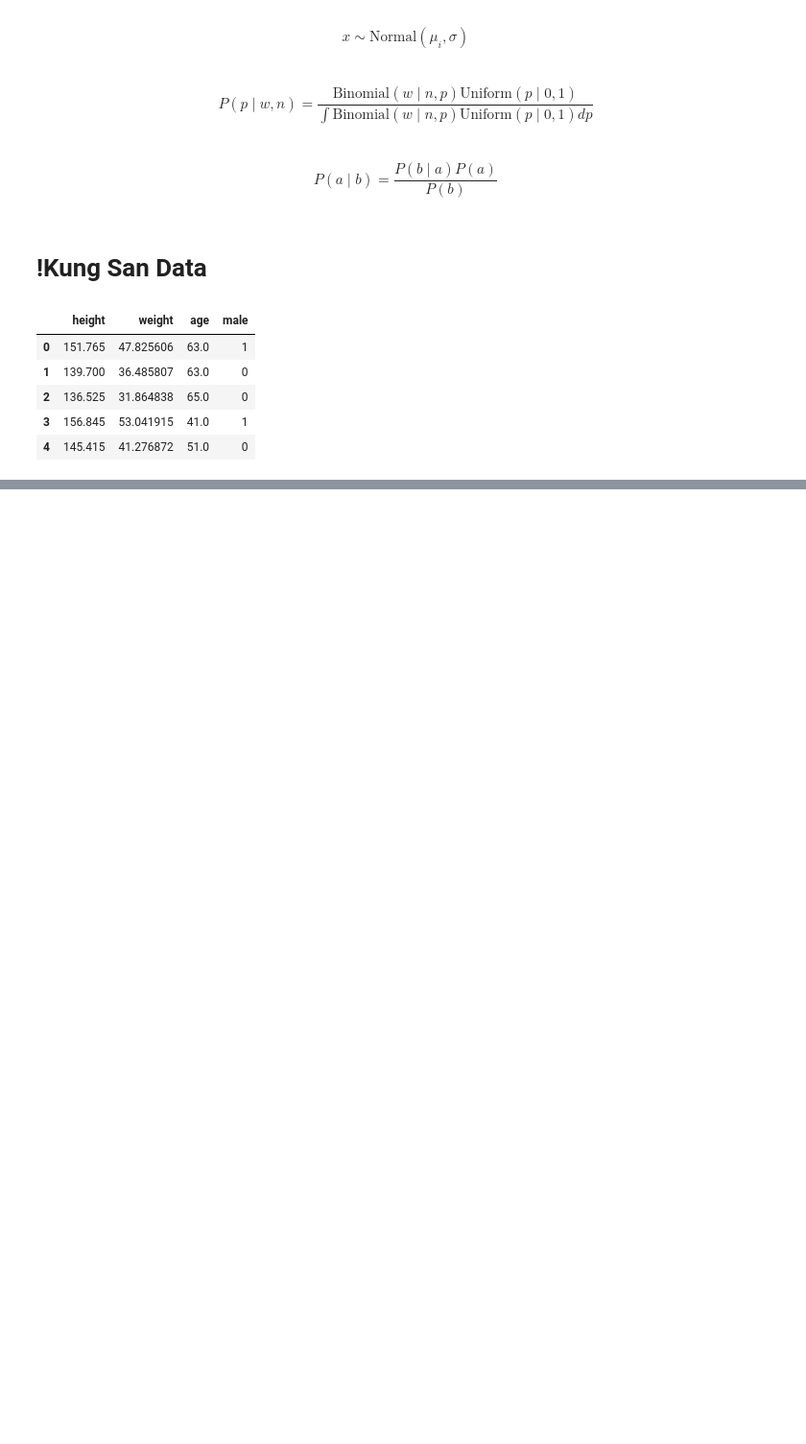
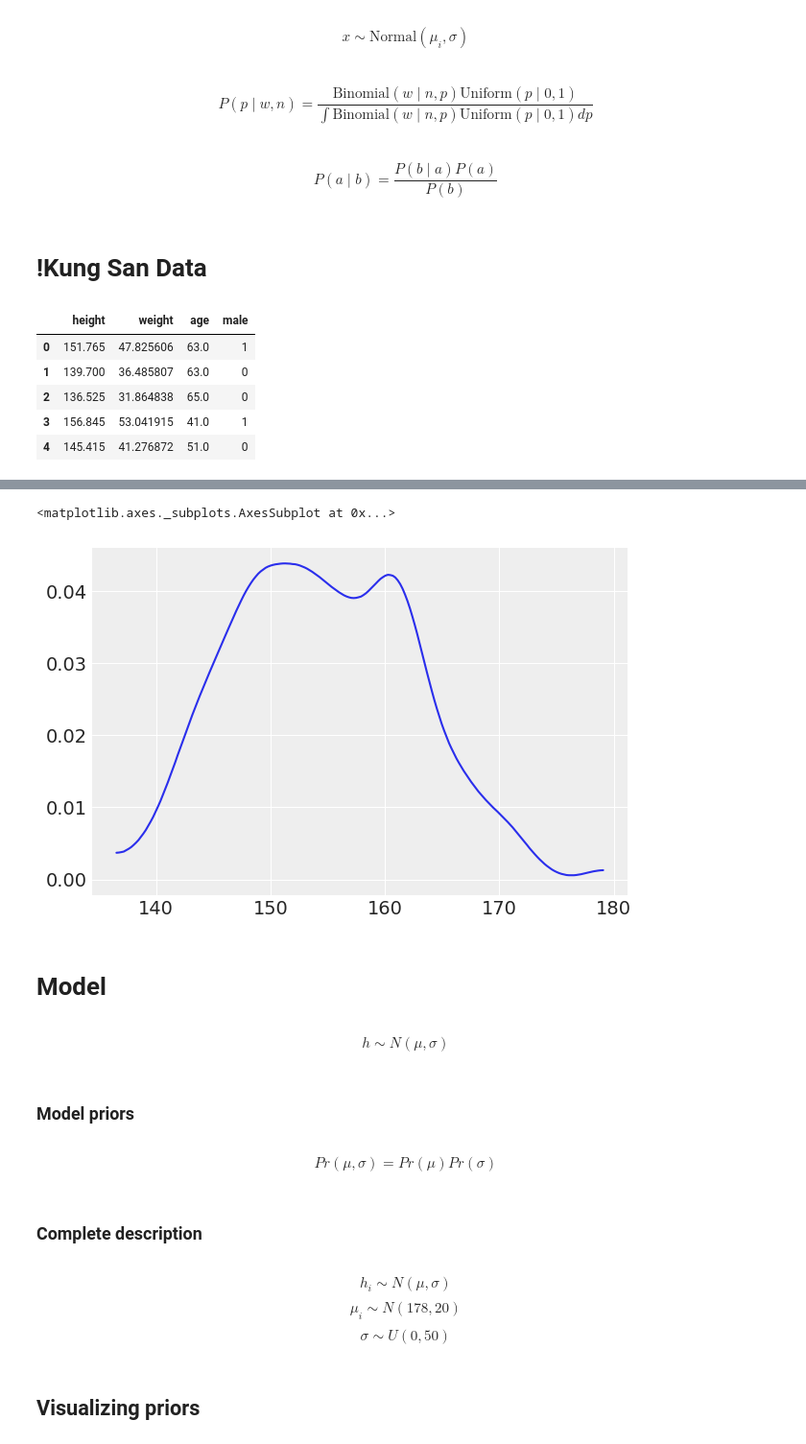
Before and after one commit to Voda88/Statistical-Rethinking, a Jupyter notebook: Chapter 4.ipynb, the cells around one changed output, grey strips where cells are left out. Shown at 96% size. Cells and saved outputs as stored; diff of their text form; code cells hidden in the pictures; blank space fills up the shorter version.

```diff
--- a/Chapter 4.ipynb
+++ b/Chapter 4.ipynb
@@ -88,0 +97,23 @@ az.plot_kde([a['height'],a['weight']])
+# %%
+adult_height = df[df['age'] >= 18]['height']
+# %%
+az.plot_kde(adult_height)
+# %% [output]
+<matplotlib.axes._subplots.AxesSubplot at 0x...>
+[figure, added]
+# %% [markdown]
+# Model
+# %% [markdown]
+$$ h \sim N(\mu, \sigma) $$
+# %% [markdown]
+### Model priors
+# %% [markdown]
+$$ Pr(\mu, \sigma) = Pr(\mu)Pr(\sigma) $$
+# %% [markdown]
+### Complete description
+# %% [markdown]
+$$ h_i \sim N(\mu, \sigma) $$
+$$ \mu_i \sim N(178, 20) $$
+$$ \sigma \sim U(0,50) $$
+# %% [markdown]
+## Visualizing priors
```
Also changed, not shown: parts of 79 cells of this notebook.
